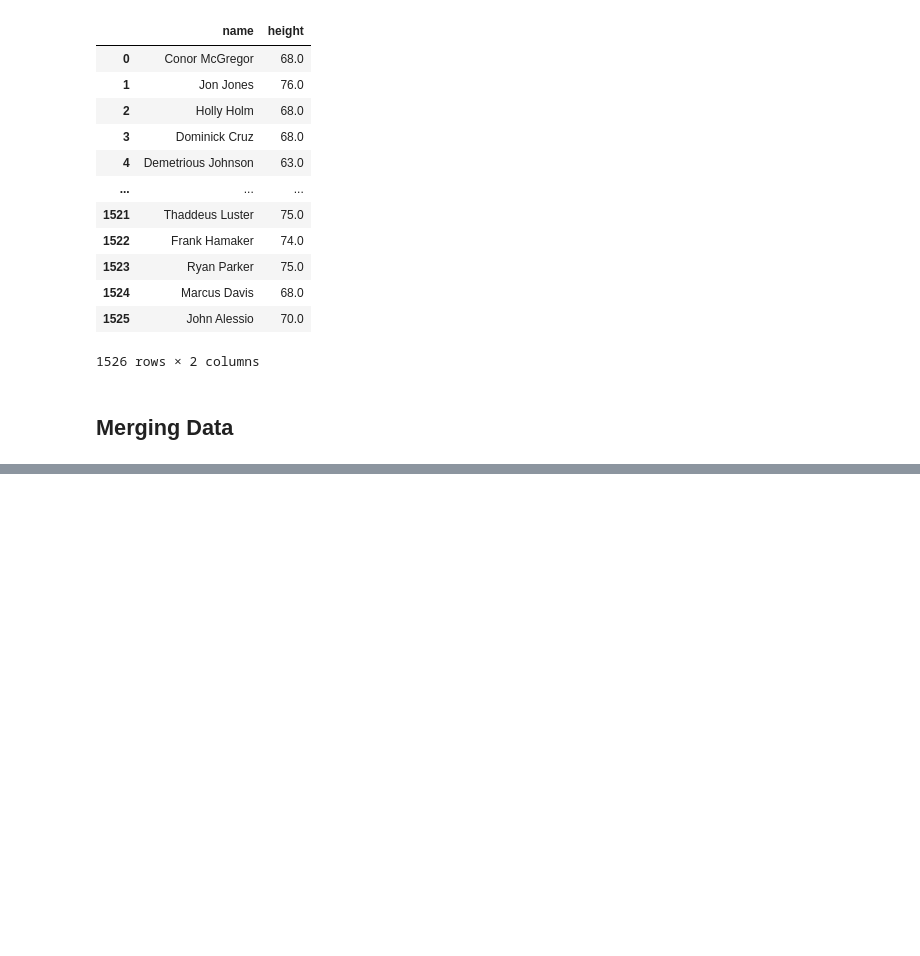
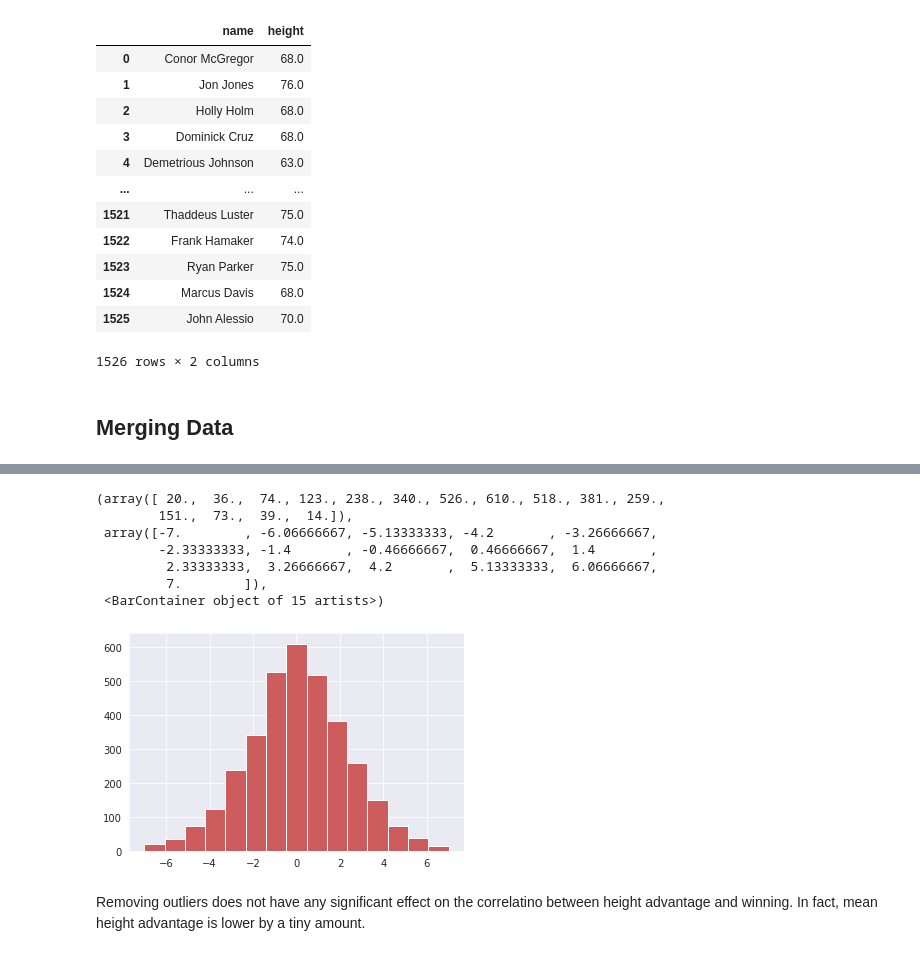
Before and after one commit to T0W3L/UFC_Height, a Jupyter notebook: test_project_1.ipynb, the cells around one changed output, grey strips where cells are left out. Cells and saved outputs as stored; diff of their text form; code cells hidden in the pictures; blank space fills up the shorter version.

```diff
--- a/test_project_1.ipynb
+++ b/test_project_1.ipynb
@@ -47,0 +203,9 @@ NameError: name 'pd' is not defined
+# %%
+no_outliers = height_adv[(np.abs(stats.zscore(height_adv)) < 3).all(axis=1)]
+
+## Computes the z-score for each value.
+## Only returns True if z-score is below 3.
+## Result of condition used to index DataFrame.
+## .all() returns True if all elements of iterable are True.
+
+display(no_outliers,no_outliers.describe())
@@ -48,3 +235,16 @@ NameError: name 'pd' is not defined
+# %%
+plt.hist(no_outliers,color = 'indianred',bins = 15)
+# %% [output]
+(array([ 20.,  36.,  74., 123., 238., 340., 526., 610., 518., 381., 259.,
+        151.,  73.,  39.,  14.]),
+ array([-7.        , -6.06666667, -5.13333333, -4.2       , -3.26666667,
+        -2.33333333, -1.4       , -0.46666667,  0.46666667,  1.4       ,
+         2.33333333,  3.26666667,  4.2       ,  5.13333333,  6.06666667,
+         7.        ]),
+ <BarContainer object of 15 artists>)
+[figure, added]
+# %% [markdown]
+Removing outliers does not have any significant effect on the correlatino between height advantage and winning. In fact, mean height advantage is lower by a tiny amount.
 # %% [markdown]
 <a style='text-decoration:none;line-height:16px;display:flex;color:#5B5B62;padding:10px;justify-content:end;' href='https://deepnote.com?utm_source=created-in-deepnote-cell&projectId=657be62d-1fc1-4dd5-8bf1-c3b3098a89d0' target="_blank">
 <img alt='Created in deepnote.com' style='display:inline;max-height:16px;margin:0px;margin-right:7.5px;' src='embedded-picture-1' > </img>
```
Also changed, not shown: parts of 15 cells of this notebook, 2 other files.
